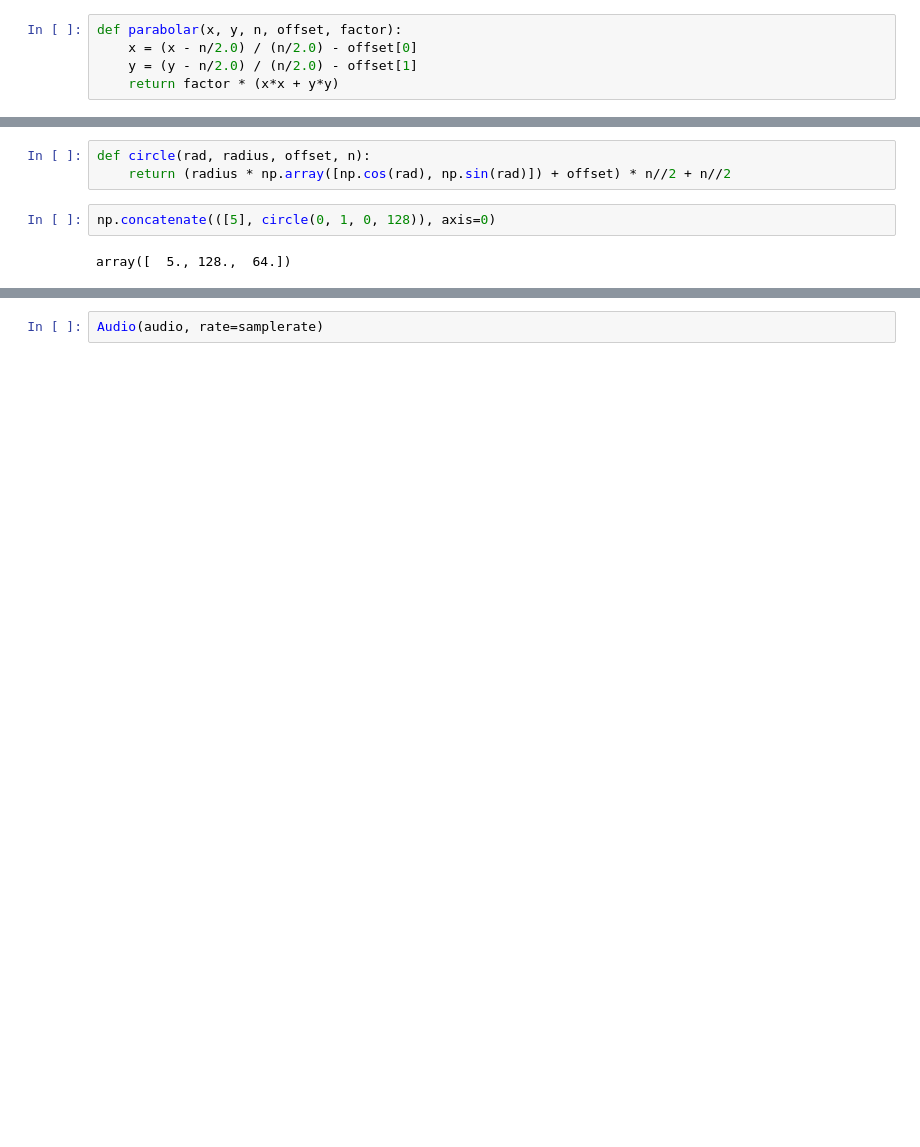
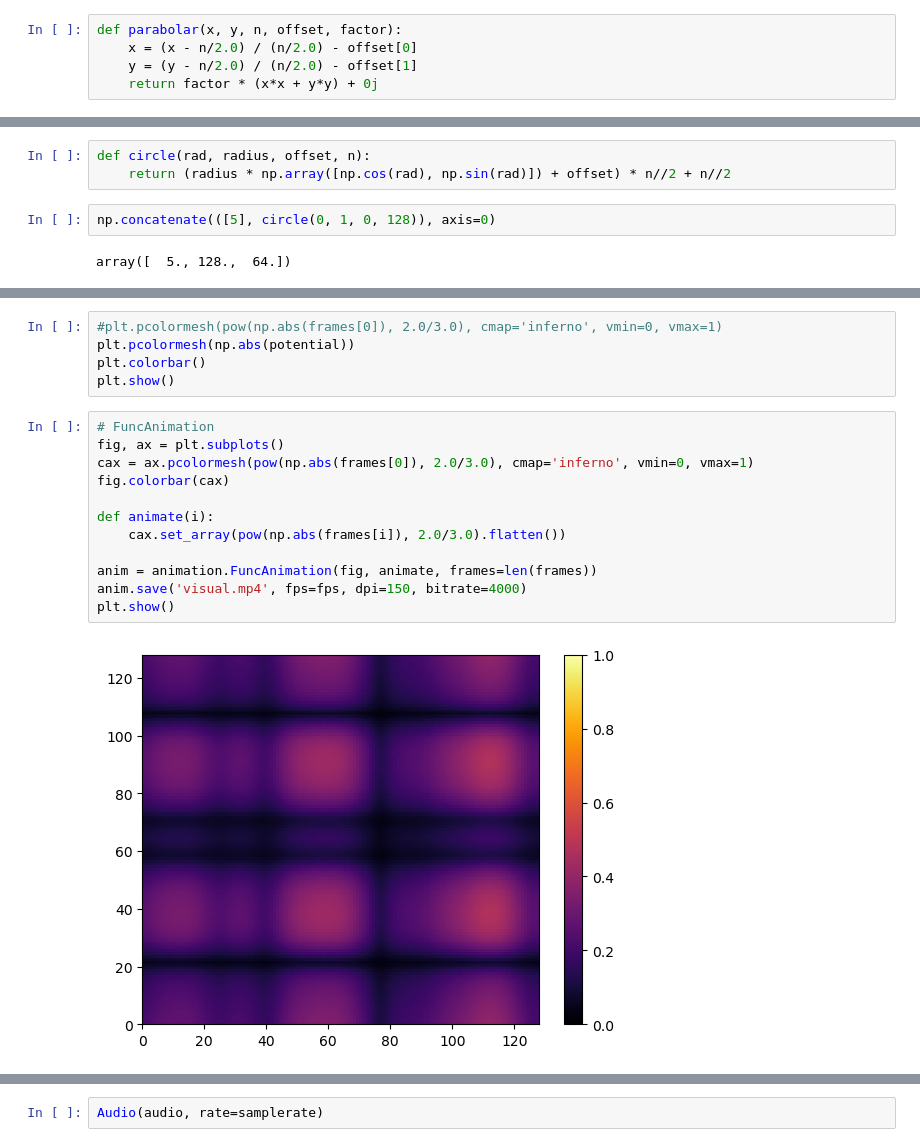
Before and after one commit to jannosch/qsynthi_prototyping, a Jupyter notebook: prototyping.ipynb, the cells around one changed output, grey strips where cells are left out. Saved outputs shown, nothing was run; the diff lists cells and outputs as text; blank space fills up the shorter version.

```diff
--- a/prototyping.ipynb
+++ b/prototyping.ipynb
@@ -36,7 +37,7 @@ def gaussian(x, y, n, offset, width):
 def parabolar(x, y, n, offset, factor):
     x = (x - n/2.0) / (n/2.0) - offset[0]
     y = (y - n/2.0) / (n/2.0) - offset[1]
-    return factor * (x*x + y*y)
+    return factor * (x*x + y*y) + 0j
 # %%
 parabolar(64, 0, 128, [0, 0], 1)
 # %% [output]
@@ -111,0 +78,19 @@ Finished sonicifaction
+# %%
+#plt.pcolormesh(pow(np.abs(frames[0]), 2.0/3.0), cmap='inferno', vmin=0, vmax=1)
+plt.pcolormesh(np.abs(potential))
+plt.colorbar()
+plt.show()
+# %%
+# FuncAnimation
+fig, ax = plt.subplots()
+cax = ax.pcolormesh(pow(np.abs(frames[0]), 2.0/3.0), cmap='inferno', vmin=0, vmax=1)
+fig.colorbar(cax)
+
+def animate(i):
+    cax.set_array(pow(np.abs(frames[i]), 2.0/3.0).flatten())
+
+anim = animation.FuncAnimation(fig, animate, frames=len(frames))
+anim.save('visual.mp4', fps=fps, dpi=150, bitrate=4000)
+plt.show()
+# %% [output]
+[figure, added]
```
Also changed, not shown: parts of 6 cells of this notebook.
